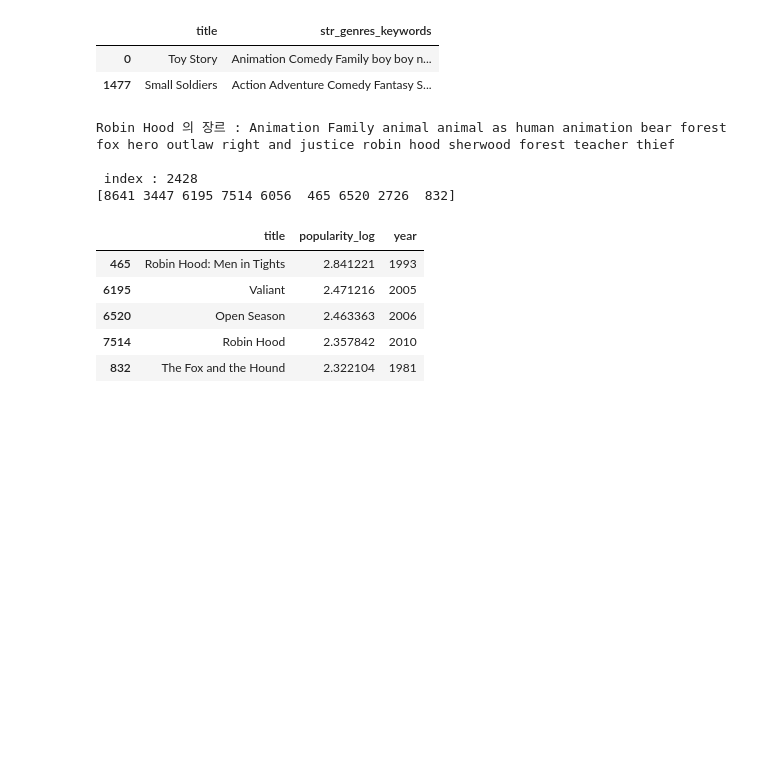
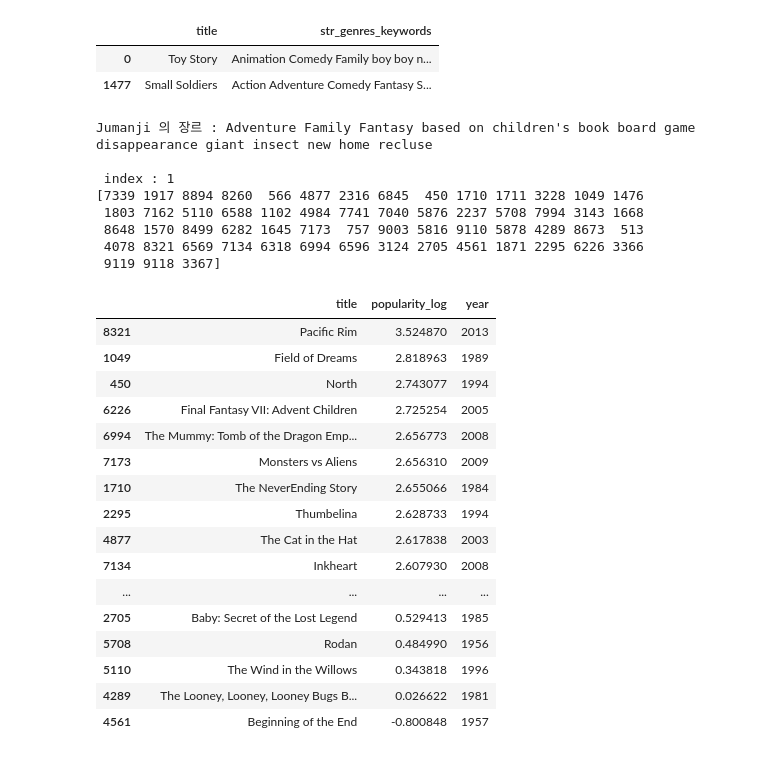
Before and after one commit to hanyong5/2025python, a Jupyter notebook: 02code/02contentbow/02tfidf02.ipynb, the cells around one changed output. Saved outputs shown, nothing was run; the diff lists cells and outputs as text; code cells hidden in the pictures; blank space fills up the shorter version.

```diff
--- a/02code/02contentbow/02tfidf02.ipynb
+++ b/02code/02contentbow/02tfidf02.ipynb
@@ -319,31 +329,46 @@ movies[['title','str_genres_keywords']].iloc[[0,1477]]
 | 0 | Toy Story | Animation Comedy Family boy boy n... |
 | 1477 | Small Soldiers | Action Adventure Comedy Fantasy S... |
 # %%
-def recomm_of_euclidean(title_name,top_k=5):
+def recomm_of_euclidean(title_name,top_k=30):
     movie_of_title = movies[movies['title'] == title_name]
     print(f'{title_name} 의 장르 : {movie_of_title['str_genres_keywords'].values[0]}')
 
     movie_index_of_title = movie_of_title.index.values[0]
     print(f'\n index : {movie_index_of_title}')
 
     similar_indexes = sorted_similarity_of_euclidean[movie_index_of_title, :top_k*2]
     similar_indexes = similar_indexes.reshape(-1)
     similar_indexes = similar_indexes[similar_indexes != movie_index_of_title]
     print(similar_indexes)
-    return movies.iloc[similar_indexes].sort_values(by=['popularity_log','year'],ascending=False)[:top_k]
+    return movies.iloc[similar_indexes].sort_values(by=['popularity_log','year'],ascending=False)
 
 
 
-recomm_movies=recomm_of_euclidean('Robin Hood')
+recomm_movies=recomm_of_euclidean('Jumanji')
 recomm_movies[['title','popularity_log','year']]
 # %% [output]
-Robin Hood 의 장르 : Animation Family animal animal as human animation bear forest fox hero outlaw right and justice robin hood sherwood forest teacher thief
+Jumanji 의 장르 : Adventure Family Fantasy based on children's book board game disappearance giant insect new home recluse
 
- index : 2428
-[8641 3447 6195 7514 6056  465 6520 2726  832]
+ index : 1
+[7339 1917 8894 8260  566 4877 2316 6845  450 1710 1711 3228 1049 1476
+ 1803 7162 5110 6588 1102 4984 7741 7040 5876 2237 5708 7994 3143 1668
+ 8648 1570 8499 6282 1645 7173  757 9003 5816 9110 5878 4289 8673  513
+ 4078 8321 6569 7134 6318 6994 6596 3124 2705 4561 1871 2295 6226 3366
+ 9119 9118 3367]
 |  | title | popularity_log | year |
-| 465 | Robin Hood: Men in Tights | 2.841221 | 1993 |
-| 6195 | Valiant | 2.471216 | 2005 |
-| 6520 | Open Season | 2.463363 | 2006 |
-| 7514 | Robin Hood | 2.357842 | 2010 |
-| 832 | The Fox and the Hound | 2.322104 | 1981 |
+| 8321 | Pacific Rim | 3.524870 | 2013 |
+| 1049 | Field of Dreams | 2.818963 | 1989 |
+| 450 | North | 2.743077 | 1994 |
+| 6226 | Final Fantasy VII: Advent Children | 2.725254 | 2005 |
+| 6994 | The Mummy: Tomb of the Dragon Emp... | 2.656773 | 2008 |
+| 7173 | Monsters vs Aliens | 2.656310 | 2009 |
+| 1710 | The NeverEnding Story | 2.655066 | 1984 |
+| 2295 | Thumbelina | 2.628733 | 1994 |
+| 4877 | The Cat in the Hat | 2.617838 | 2003 |
+| 7134 | Inkheart | 2.607930 | 2008 |
+| ... | ... | ... | ... |
+| 2705 | Baby: Secret of the Lost Legend | 0.529413 | 1985 |
+| 5708 | Rodan | 0.484990 | 1956 |
+| 5110 | The Wind in the Willows | 0.343818 | 1996 |
+| 4289 | The Looney, Looney, Looney Bugs B... | 0.026622 | 1981 |
+| 4561 | Beginning of the End | -0.800848 | 1957 |
```
Also changed, not shown: parts of 1 cell of this notebook, 5 other files.
